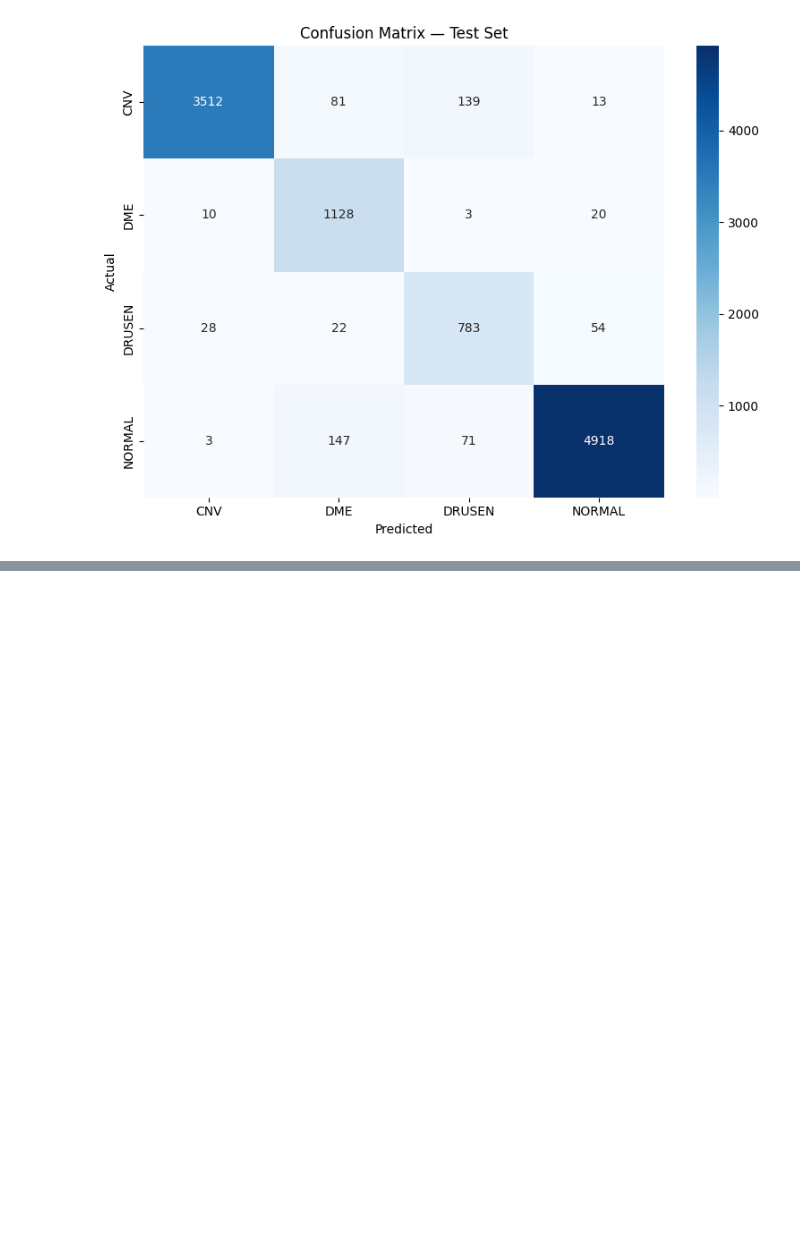
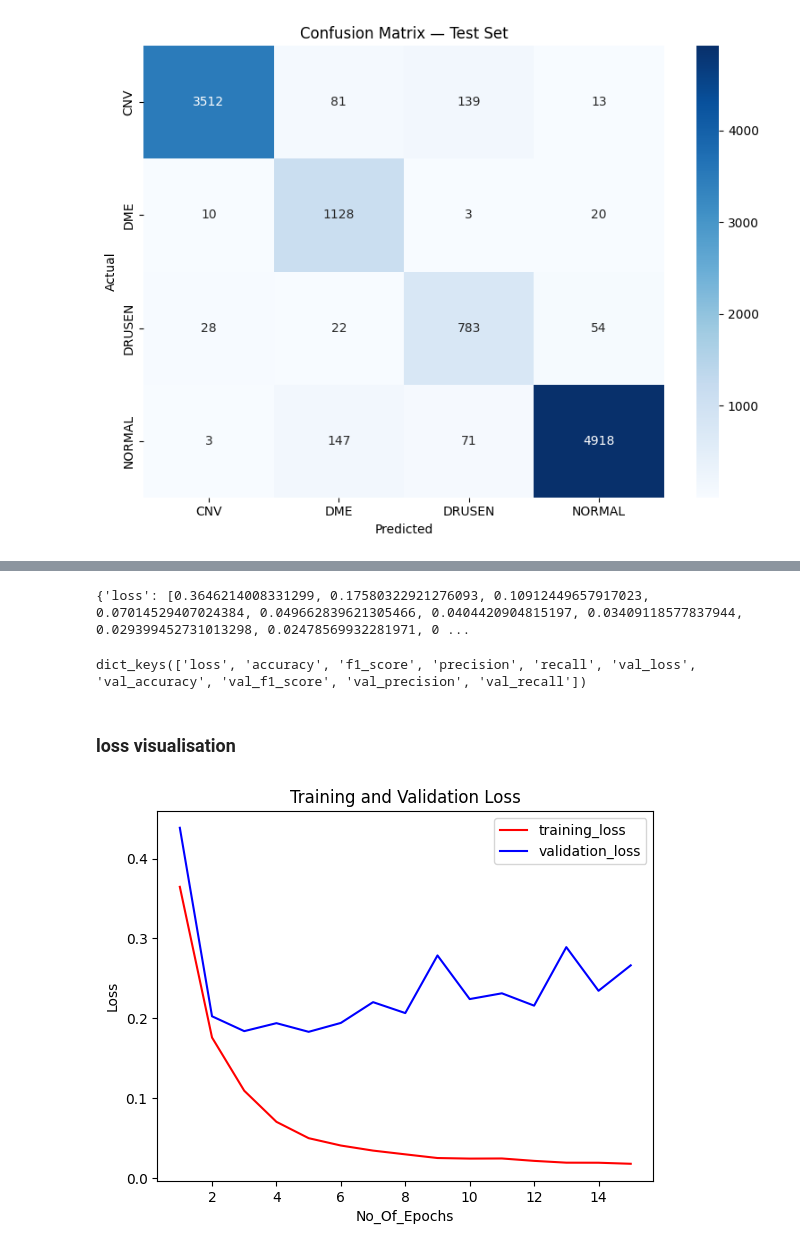
Before and after one commit to Komal036/Human-Eye-Disease-Prediction-System, a Jupyter notebook: notebooks/eye.ipynb, the cells around one changed output, grey strips where cells are left out. Cells and saved outputs as stored; diff of their text form; code cells hidden in the pictures; blank space fills up the shorter version.

Commit message:
added saving & loss visualisation on trained model by MobileNetv3

```diff
--- a/notebooks/eye.ipynb
+++ b/notebooks/eye.ipynb
@@ -558,0 +582,6 @@ weighted avg       0.95      0.95      0.95     10932
+# %%
+#saving history
+import pickle
+
+with open("training_history.pkl", "wb") as f:
+    pickle.dump(training_history.history,f)
@@ -558,0 +613,25 @@ weighted avg       0.95      0.95      0.95     10932
+# %%
+import pickle
+with open("training_history.pkl", "rb") as f:
+    load_history = pickle.load(f)
+
+print(load_history)
+# %% [output]
+{'loss': [0.3646214008331299, 0.17580322921276093, 0.10912449657917023, 0.07014529407024384, 0.049662839621305466, 0.0404420904815197, 0.03409118577837944, 0.029399452731013298, 0.02478569932281971, 0 ...
+# %%
+load_history.keys()
+# %% [output]
+dict_keys(['loss', 'accuracy', 'f1_score', 'precision', 'recall', 'val_loss', 'val_accuracy', 'val_f1_score', 'val_precision', 'val_recall'])
+# %% [markdown]
+### loss visualisation
+# %%
+epochs=[i for i in range(1,16)]
+plt.plot(epochs,load_history['loss'],color='red' ,label="training_loss")
+plt.plot(epochs,load_history['val_loss'],color='blue' ,label="validation_loss")
+plt.xlabel("No_Of_Epochs")
+plt.ylabel("Loss")
+plt.title("Training and Validation Loss")
+plt.legend()
+plt.show()
+# %% [output]
+[figure, added]
```
Also changed, not shown: parts of 5 cells of this notebook.
